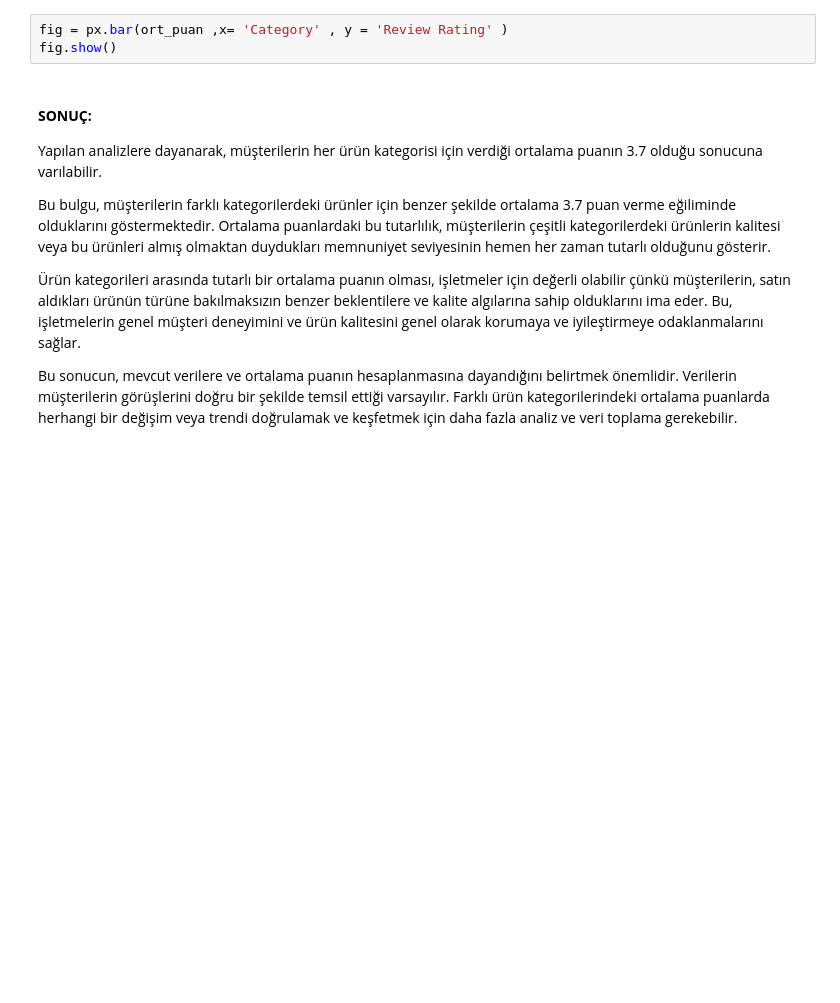
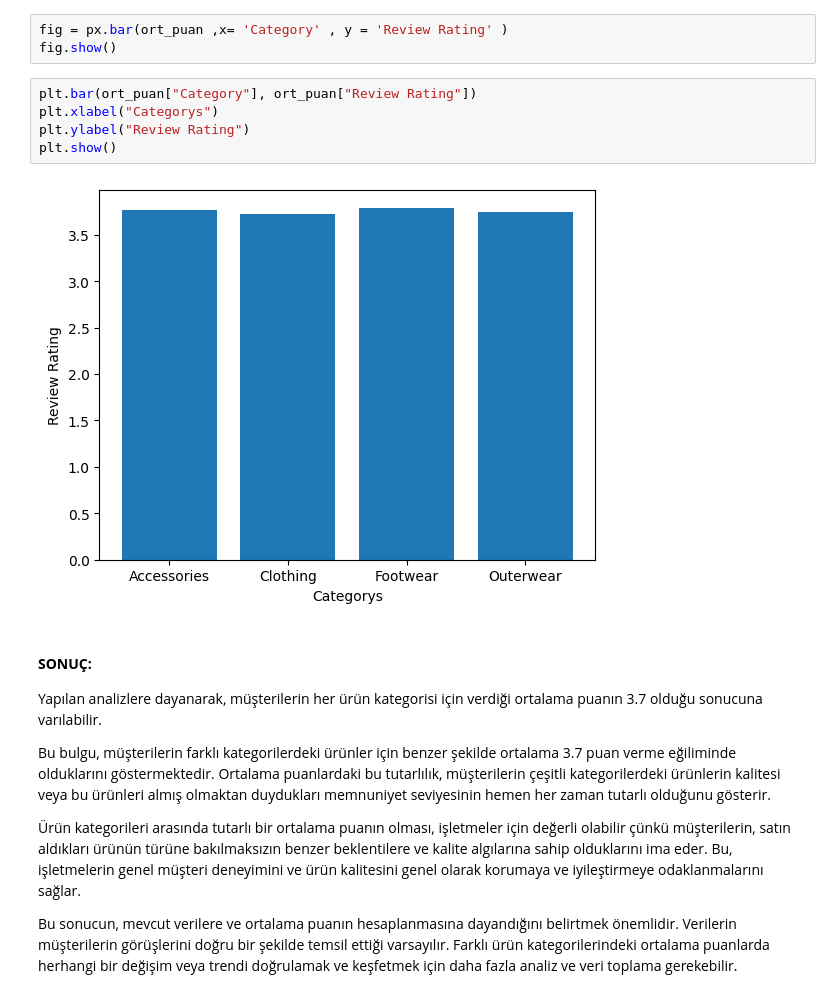
Before and after one commit to YusufAltuntas/customer-shopping-trend-EDA, a Jupyter notebook: customer-shopping-trend-EDA.ipynb, the cells around one changed output. Saved outputs shown, nothing was run; the diff lists cells and outputs as text; blank space fills up the shorter version.

```diff
--- a/customer-shopping-trend-EDA.ipynb
+++ b/customer-shopping-trend-EDA.ipynb
@@ -581,6 +604,13 @@ ort_puan
 # %%
 fig = px.bar(ort_puan ,x= 'Category' , y = 'Review Rating' )
 fig.show()
+# %%
+plt.bar(ort_puan["Category"], ort_puan["Review Rating"])
+plt.xlabel("Categorys")
+plt.ylabel("Review Rating")
+plt.show()
+# %% [output]
+[figure, added]
 # %% [markdown]
 #### **SONUÇ:**
 
```
Also changed, not shown: parts of 4 cells of this notebook.
